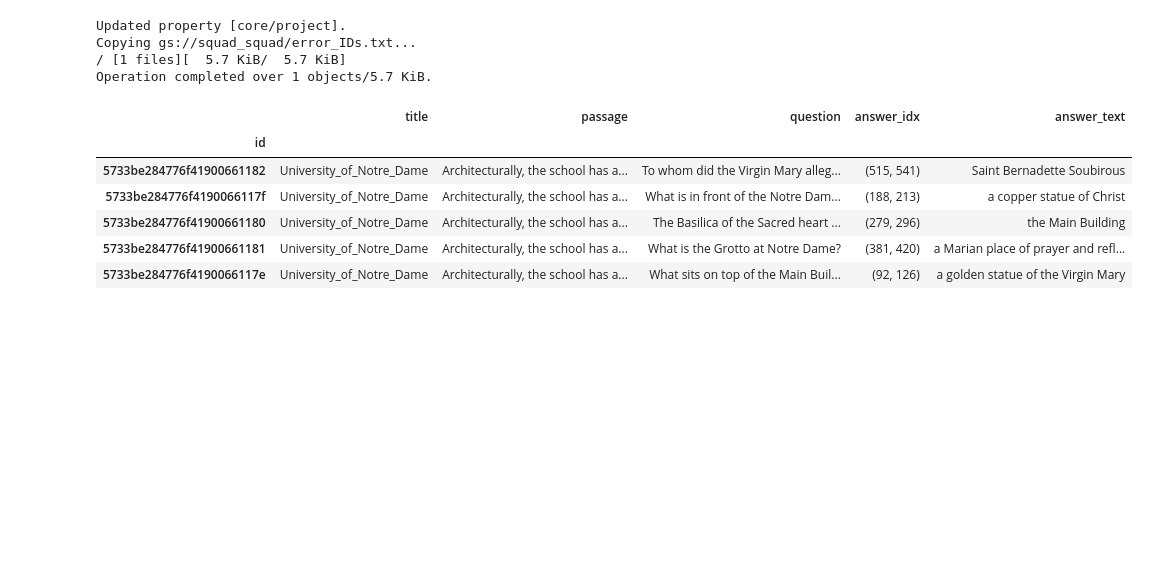
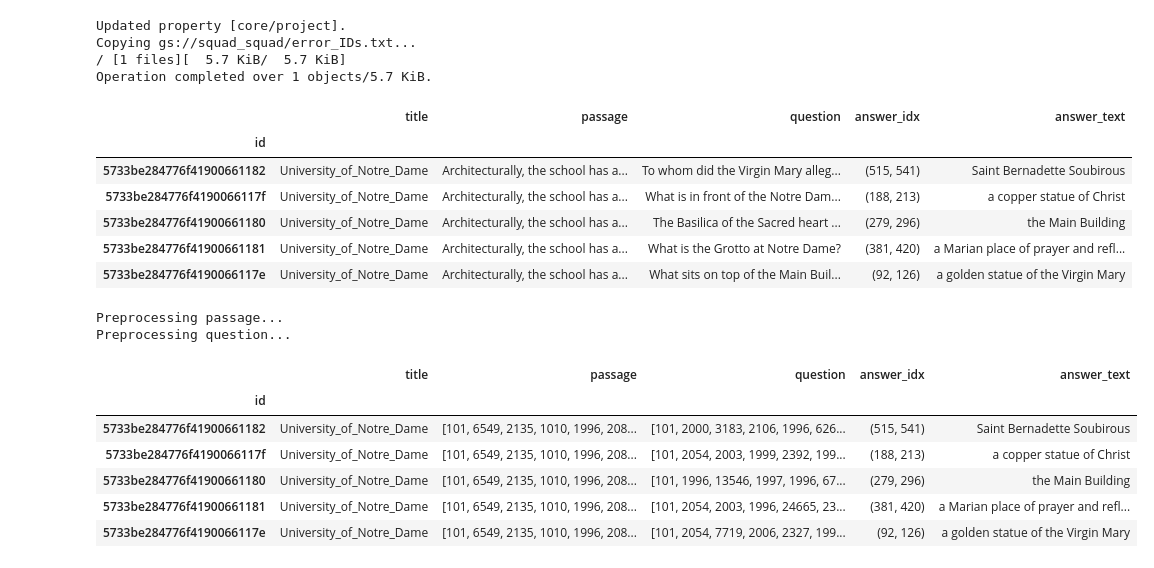
Before and after one commit to the-SQuAD-squad/IR, a Jupyter notebook: IR.ipynb, the cells around one changed output. Saved outputs shown, nothing was run; the diff lists cells and outputs as text; code cells hidden in the pictures; blank space fills up the shorter version.

```diff
--- a/IR.ipynb
+++ b/IR.ipynb
@@ -428,3 +428,28 @@ Operation completed over 1 objects/5.7 KiB.
 | 5733be284776f41900661180 | University_of_Notre_Dame | Architecturally, the school has a... | The Basilica of the Sacred heart ... | (279, 296) | the Main Building |
 | 5733be284776f41900661181 | University_of_Notre_Dame | Architecturally, the school has a... | What is the Grotto at Notre Dame? | (381, 420) | a Marian place of prayer and refl... |
 | 5733be284776f4190066117e | University_of_Notre_Dame | Architecturally, the school has a... | What sits on top of the Main Buil... | (92, 126) | a golden statue of the Virgin Mary |
+# %%
+#@title BERT preprocessing { form-width: "25%" }
+from tqdm import tqdm
+
+def preprocess_bert(text):
+    tokenized_text = tokenizer(list(text), padding="max_length", max_length=max_seq_length, truncation=True)
+    return tokenized_text.input_ids
+
+df_bert_preprocessed = df_bert.copy()
+# pre-process passage and question text
+print("Preprocessing passage...")
+df_bert_preprocessed['passage'] = preprocess_bert(df_bert['passage'])
+print("Preprocessing question...")
+df_bert_preprocessed['question'] = preprocess_bert(df_bert['question'])
+df_bert_preprocessed.head()
+# %% [output]
+Preprocessing passage...
+Preprocessing question...
+|  | title | passage | question | answer_idx | answer_text |
+| id |  |  |  |  |  |
+| 5733be284776f41900661182 | University_of_Notre_Dame | [101, 6549, 2135, 1010, 1996, 208... | [101, 2000, 3183, 2106, 1996, 626... | (515, 541) | Saint Bernadette Soubirous |
+| 5733be284776f4190066117f | University_of_Notre_Dame | [101, 6549, 2135, 1010, 1996, 208... | [101, 2054, 2003, 1999, 2392, 199... | (188, 213) | a copper statue of Christ |
+| 5733be284776f41900661180 | University_of_Notre_Dame | [101, 6549, 2135, 1010, 1996, 208... | [101, 1996, 13546, 1997, 1996, 67... | (279, 296) | the Main Building |
+| 5733be284776f41900661181 | University_of_Notre_Dame | [101, 6549, 2135, 1010, 1996, 208... | [101, 2054, 2003, 1996, 24665, 23... | (381, 420) | a Marian place of prayer and refl... |
+| 5733be284776f4190066117e | University_of_Notre_Dame | [101, 6549, 2135, 1010, 1996, 208... | [101, 2054, 7719, 2006, 2327, 199... | (92, 126) | a golden statue of the Virgin Mary |
```
Also changed, not shown: parts of 7 cells of this notebook.
